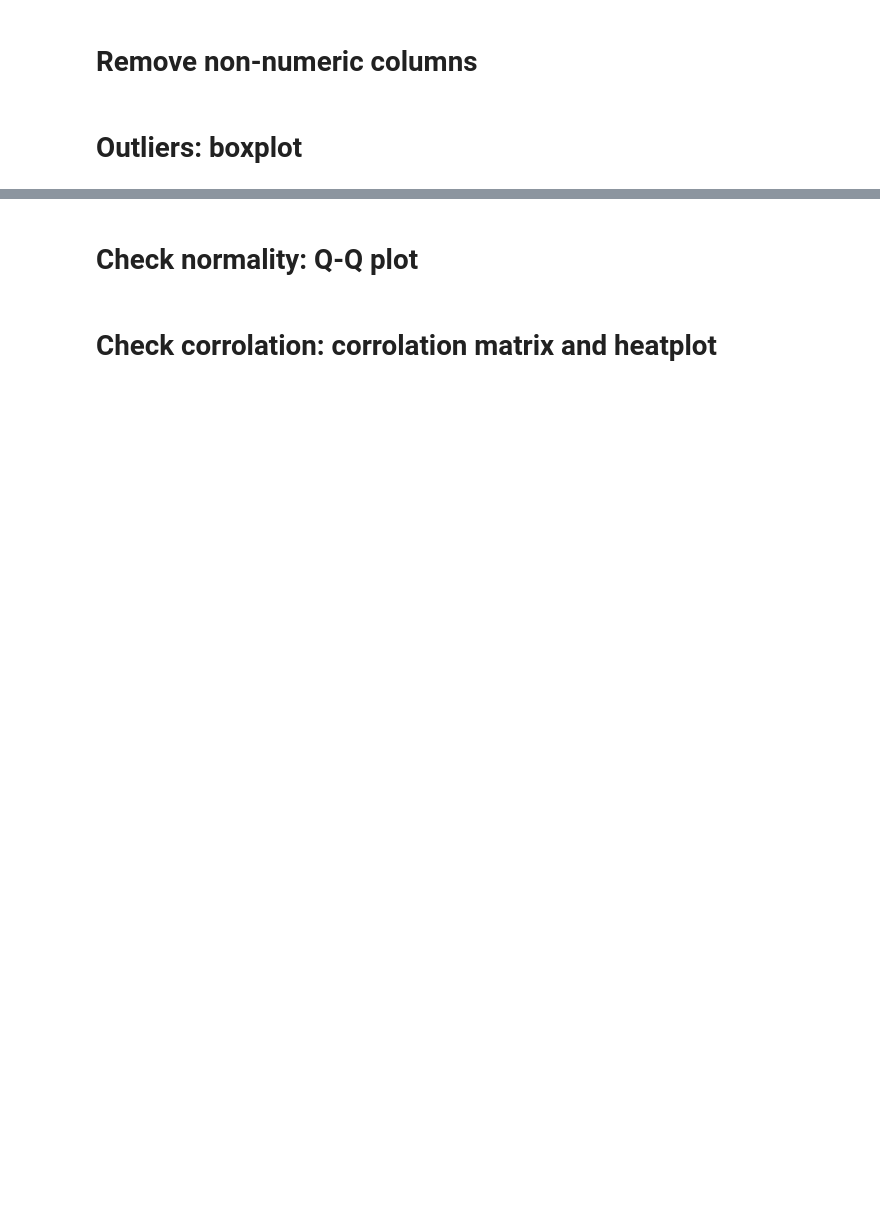
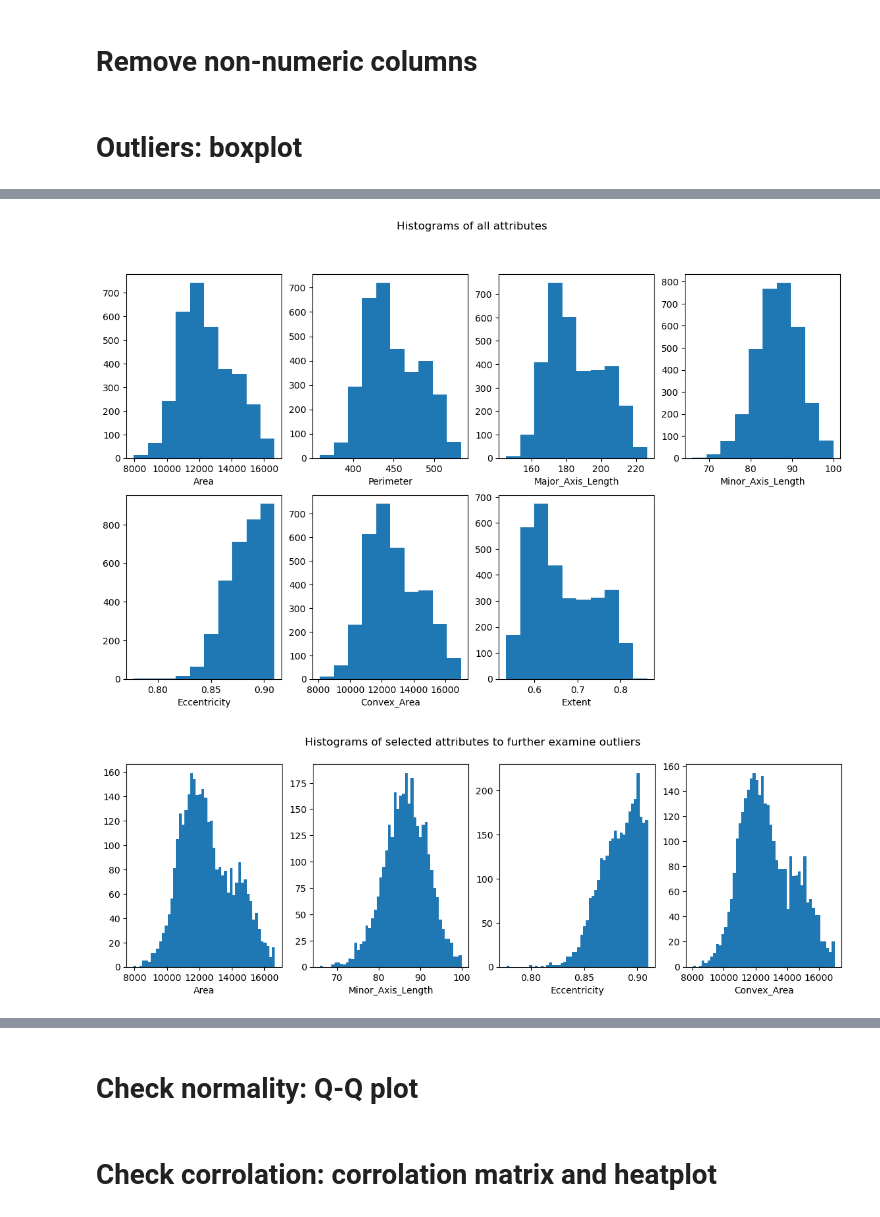
Before and after one commit to dzzz707/02450project1-group66, a Jupyter notebook: group66.ipynb, the cells around one changed output, grey strips where cells are left out. Drawn from its saved outputs; the diff is of its cells as text; code cells hidden in the pictures; blank space fills up the shorter version.

```diff
--- a/group66.ipynb
+++ b/group66.ipynb
@@ -180,0 +73,26 @@ Ran project1_data Outliers
+# %%
+# Histograms of all attributes
+plt.figure(figsize=(14, 8))
+plt.suptitle("Histograms of all attributes")
+u = np.floor(np.sqrt(M))
+v = np.ceil(float(M) / u)
+for i in range(M):
+    plt.subplot(int(u), int(v), i + 1)
+    plt.hist(X[:, i])
+    plt.xlabel(attributeNames[i])
+    plt.ylim()
+
+# Histograms of selected attributes to further examine outliers
+plt.figure(figsize=(14, 4))
+plt.suptitle("Histograms of selected attributes to further examine outliers")
+m = [0, 3, 4, 5]
+for i in range(len(m)):
+    plt.subplot(1, len(m), i + 1)
+    plt.hist(X[:, m[i]], 50)
+    plt.xlabel(attributeNames[m[i]])
+    plt.ylim()
+
+plt.show()
+# %% [output]
+[figure, added]
+[figure, added]
```
Also changed, not shown: parts of 10 cells of this notebook.
